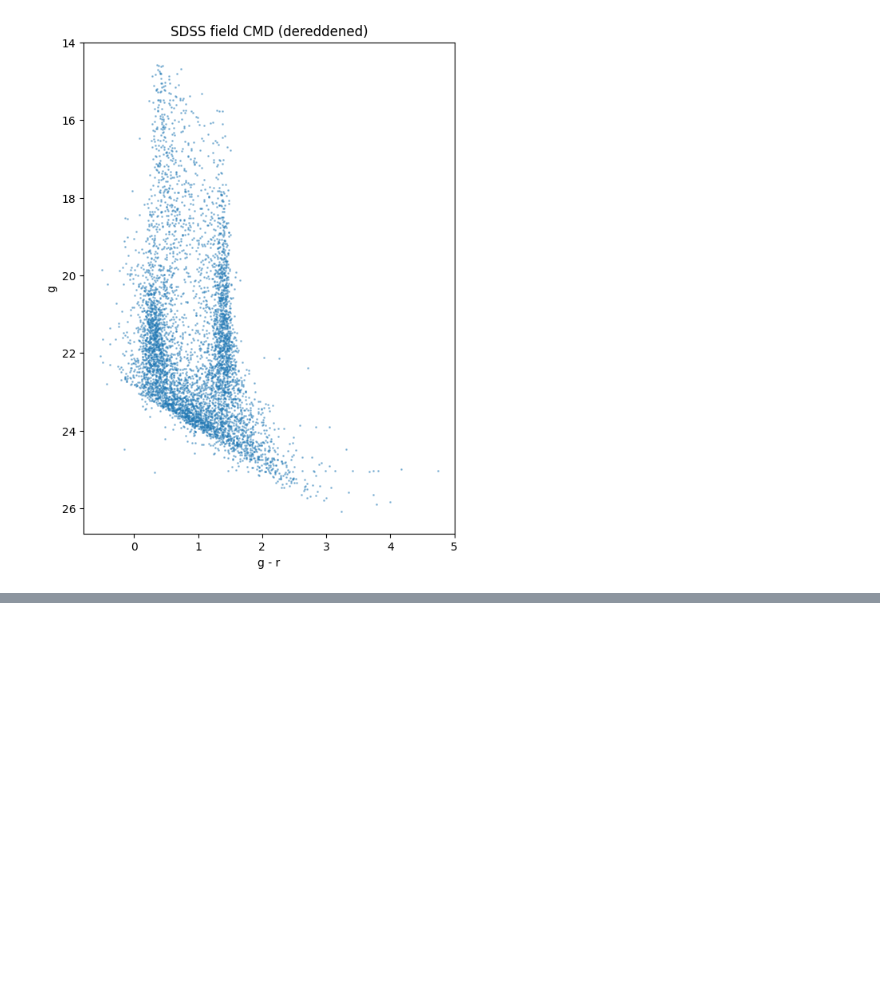
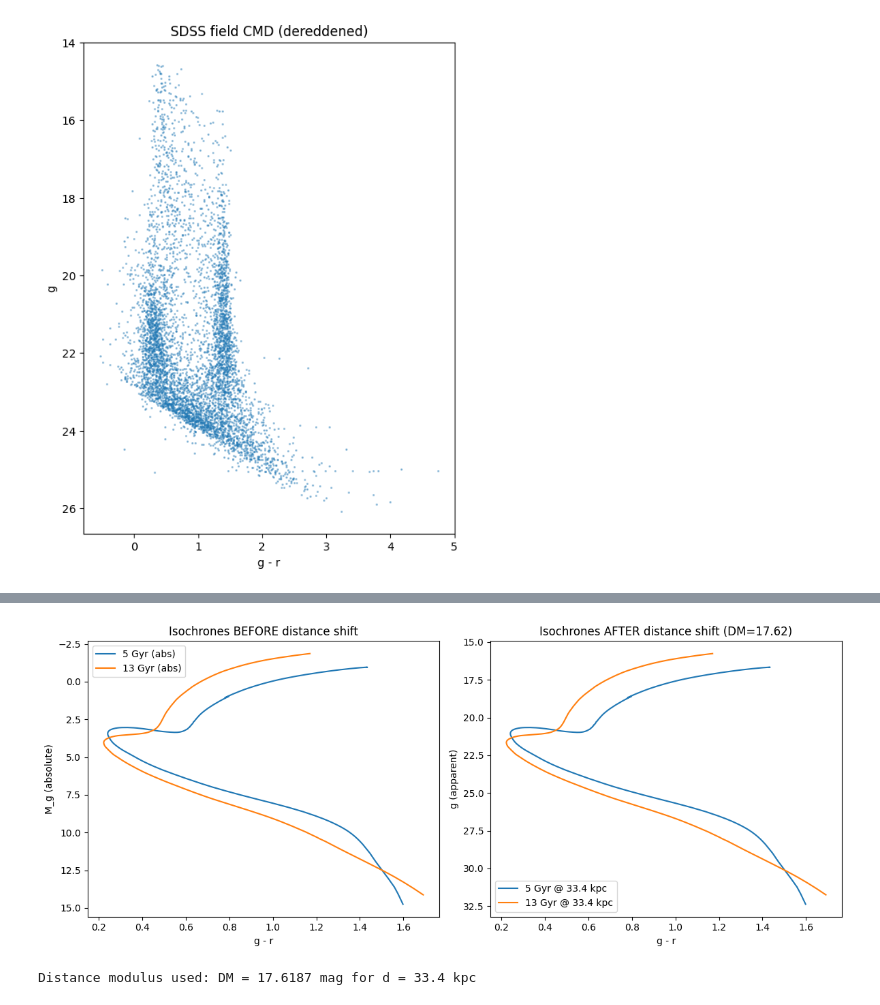
Before and after one commit to zangston/ASTR-5140, a Jupyter notebook: project2/Project2.ipynb, the cells around one changed output, grey strips where cells are left out. Saved outputs shown, nothing was run; the diff lists cells and outputs as text; code cells hidden in the pictures; blank space fills up the shorter version.

Commit message:
Add distance and extinction corrections to data

```diff
--- a/project2/Project2.ipynb
+++ b/project2/Project2.ipynb
@@ -39,0 +45,55 @@ plt.show()
+# %%
+import numpy as np
+import matplotlib.pyplot as plt
+
+# --- Distance modulus for d = 33.4 kpc ---
+d_pc = 33_400.0
+DM = 5.0 * np.log10(d_pc / 10.0)   # ~17.62
+
+def iso_before_after(iso, DM):
+    """Return (color_abs, Mg_abs, color_app, g_app) for one isochrone."""
+    df_iso = iso.df.copy()
+
+    # BEFORE: absolute magnitudes (intrinsic)
+    color_abs = df_iso["sdss_g"] - df_iso["sdss_r"]
+    Mg_abs = df_iso["sdss_g"]
+
+    # AFTER: shifted to apparent magnitudes at the Sgr distance
+    g_app = df_iso["sdss_g"] + DM
+    r_app = df_iso["sdss_r"] + DM
+    color_app = g_app - r_app
+
+    return color_abs, Mg_abs, color_app, g_app
+
+
+c5_abs, g5_abs, c5_app, g5_app = iso_before_after(iso5, DM)
+c13_abs, g13_abs, c13_app, g13_app = iso_before_after(iso13, DM)
+
+# --- Plot BEFORE/AFTER for distance correction ---
+fig, ax = plt.subplots(1, 2, figsize=(12, 5), sharex=True)
+
+# BEFORE (absolute mags)
+ax[0].plot(c5_abs, g5_abs, lw=1.5, label="5 Gyr (abs)")
+ax[0].plot(c13_abs, g13_abs, lw=1.5, label="13 Gyr (abs)")
+ax[0].invert_yaxis()
+ax[0].set_xlabel("g - r")
+ax[0].set_ylabel("M_g (absolute)")
+ax[0].set_title("Isochrones BEFORE distance shift")
+ax[0].legend()
+
+# AFTER (apparent mags at 33.4 kpc)
+ax[1].plot(c5_app, g5_app, lw=1.5, label="5 Gyr @ 33.4 kpc")
+ax[1].plot(c13_app, g13_app, lw=1.5, label="13 Gyr @ 33.4 kpc")
+ax[1].invert_yaxis()
+ax[1].set_xlabel("g - r")
+ax[1].set_ylabel("g (apparent)")
+ax[1].set_title(f"Isochrones AFTER distance shift (DM={DM:.2f})")
+ax[1].legend()
+
+plt.tight_layout()
+plt.show()
+
+print(f"Distance modulus used: DM = {DM:.4f} mag for d = {d_pc/1000:.1f} kpc")
+# %% [output]
+[figure, added]
+Distance modulus used: DM = 17.6187 mag for d = 33.4 kpc
```
Also changed, not shown: parts of 5 cells of this notebook, 1 other file.
